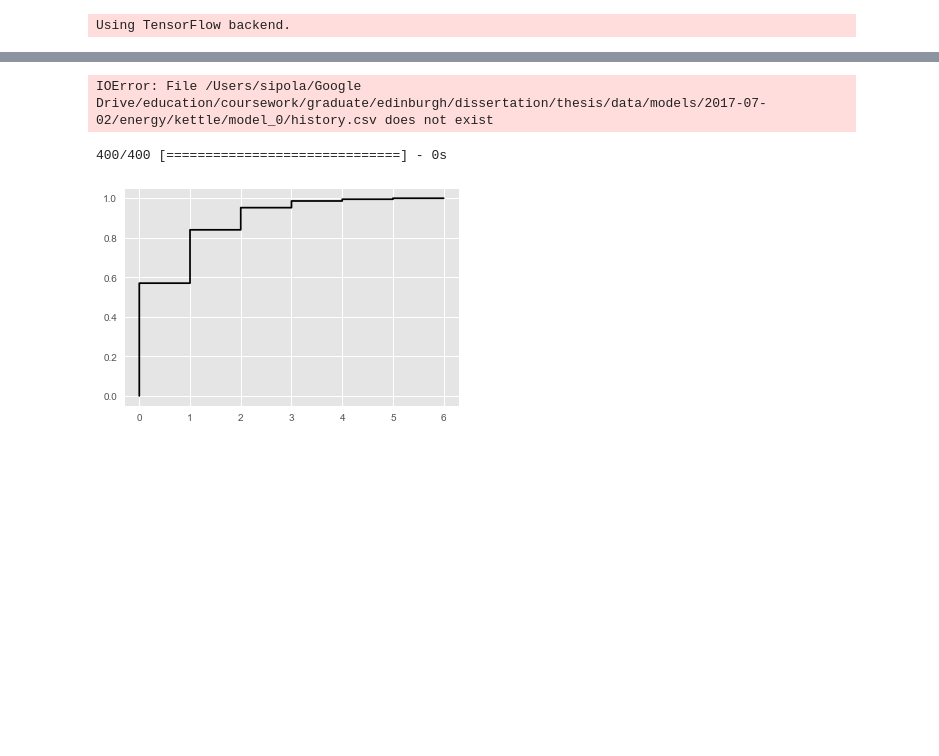
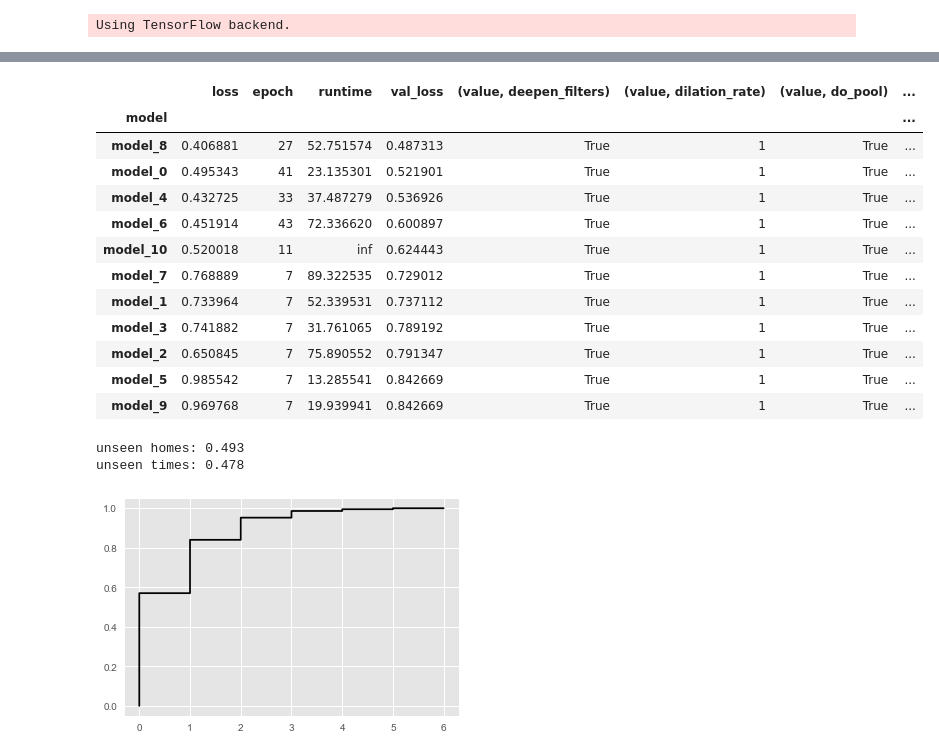
Before and after one commit to sipolac/thesis, a Jupyter notebook: py/build_models.ipynb, the cells around one changed output, grey strips where cells are left out. Drawn from its saved outputs; the diff is of its cells as text; code cells hidden in the pictures; blank space fills up the shorter version.

```diff
--- a/py/build_models.ipynb
+++ b/py/build_models.ipynb
@@ -76,7 +116,7 @@ extreme_percentile_cutoff = 100
 # %%
 modeling_group_name = '2017-07-02'
-target_type = 'energy'
-app_names = ['kettle']
+target_type = 'activations'
+app_names = ['washing machine']
 # app_names = list(APP_NAMES)
 
 Y_key = 'Y1' if target_type=='energy' else 'Y2'
@@ -99,38 +139,54 @@ for model_name in model_files:
                             names=['param', 'value'])
 
     history_df['model'] = model_name
+    try:
+        history_df['runtime']
+    except KeyError:
+        history_df['runtime'] = float('inf')
     params_df['model'] = model_name
 
     history_all.append(history_df)
     params_all.append(params_df)
 
     # print model_name
     # print params_df
 
     # plot_errors(history_df, figsize=(11,5))
     # plt.show()
 
 params_all = pd.concat(params_all)
 history_all = pd.concat(history_all)
 
 # print all_history
 params_wide = params_all.pivot(index='model', columns='param')
 history_best = history_all.groupby('model').agg({
     'loss': min,
     'val_loss': min,
     'runtime': min,
     'epoch': len
 })
 
 hist_and_params = history_best.join(params_wide)
 
 hist_and_params.sort_values('val_loss', inplace=True)
 # hist_and_params.to_csv('tmp.csv')
 
 hist_and_params
 # print params_all
 # %% [output]
-IOError: File /Users/sipola/Google Drive/education/coursework/graduate/edinburgh/dissertation/thesis/data/models/2017-07-02/energy/kettle/model_0/history.csv does not exist
+|  | loss | epoch | runtime | val_loss | (value, deepen_filters) | (value, dilation_rate) | (value, do_pool) | ... |
+| model |  |  |  |  |  |  |  | ... |
+| model_8 | 0.406881 | 27 | 52.751574 | 0.487313 | True | 1 | True | ... |
+| model_0 | 0.495343 | 41 | 23.135301 | 0.521901 | True | 1 | True | ... |
+| model_4 | 0.432725 | 33 | 37.487279 | 0.536926 | True | 1 | True | ... |
+| model_6 | 0.451914 | 43 | 72.336620 | 0.600897 | True | 1 | True | ... |
+| model_10 | 0.520018 | 11 | inf | 0.624443 | True | 1 | True | ... |
+| model_7 | 0.768889 | 7 | 89.322535 | 0.729012 | True | 1 | True | ... |
+| model_1 | 0.733964 | 7 | 52.339531 | 0.737112 | True | 1 | True | ... |
+| model_3 | 0.741882 | 7 | 31.761065 | 0.789192 | True | 1 | True | ... |
+| model_2 | 0.650845 | 7 | 75.890552 | 0.791347 | True | 1 | True | ... |
+| model_5 | 0.985542 | 7 | 13.285541 | 0.842669 | True | 1 | True | ... |
+| model_9 | 0.969768 | 7 | 19.939941 | 0.842669 | True | 1 | True | ... |
 # %%
 # Load best model
 best_model_name = hist_and_params.loc[hist_and_params['loss']==hist_and_params['loss'].min()].index.values[0]
@@ -145,10 +201,11 @@ for i in range(2):
     val_type = 'unseen homes' if i==0 else 'unseen times'
     X_val_fit = reshape_as_tensor(all_data['val']['X'][mask])
     Y_val_fit = target_scaler.transform(all_data['val'][Y_key][:,app_idx][mask])
-    model.evaluate(X_val_fit, Y_val_fit)
+    print '{}: {:0.3g}'.format(val_type, model.evaluate(X_val_fit, Y_val_fit, verbose=0))
     mask = ~mask
 # %% [output]
-400/400 [==============================] - 0s
+unseen homes: 0.493
+unseen times: 0.478
 # %%
 # app_idx2 = 2
 # app_idx2 = list(app_idx)
```
Also changed, not shown: parts of 11 cells of this notebook, 2 other files.
